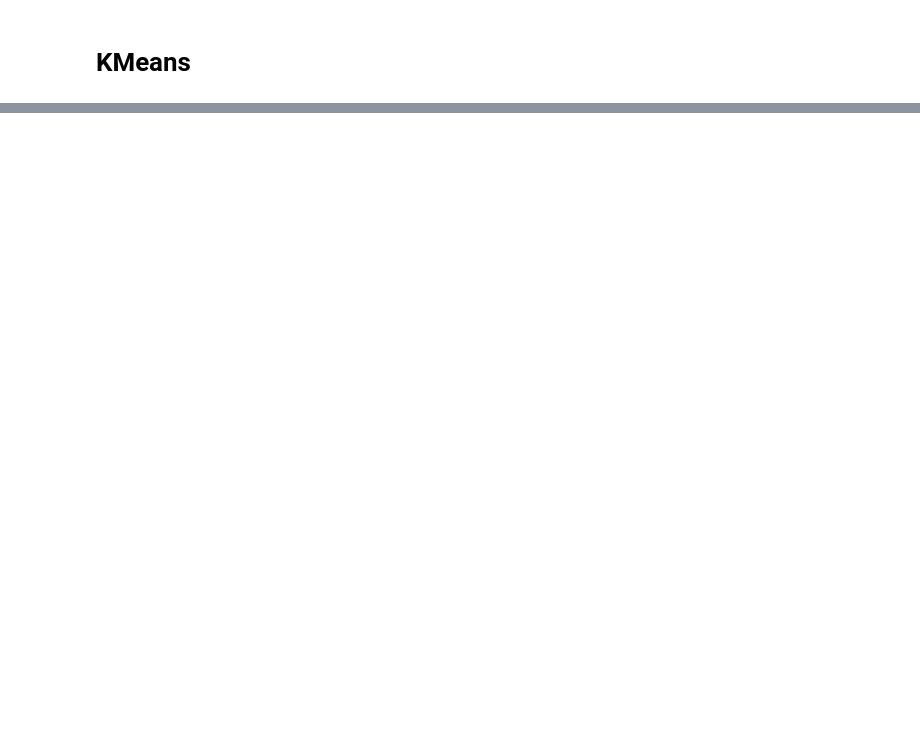
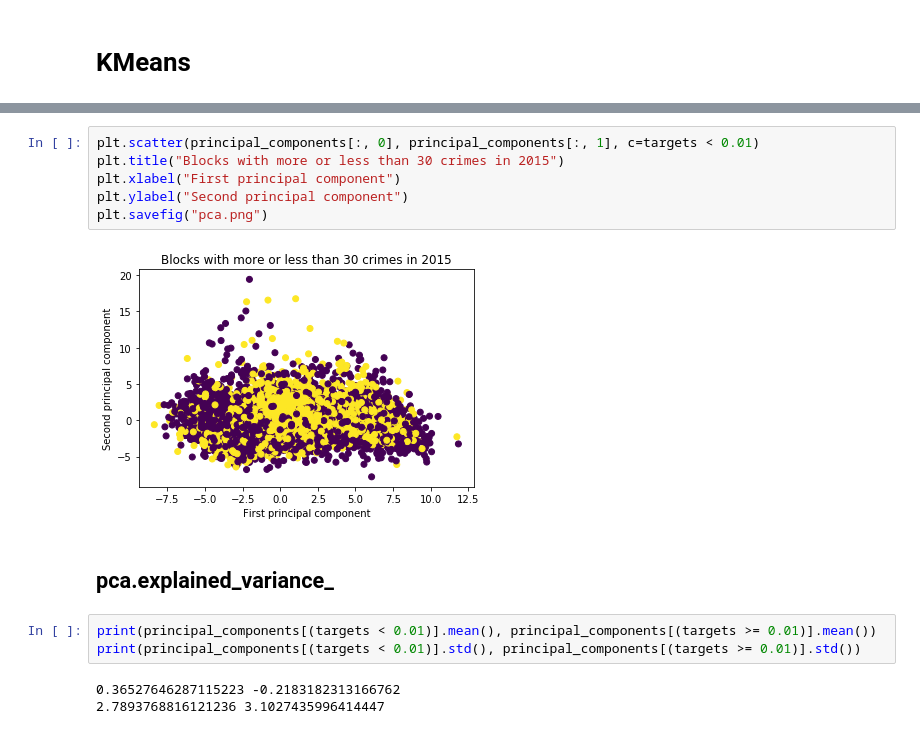
Before and after one commit to aurianeb/predict_crimeNYC, a Jupyter notebook: Clustering.ipynb, the cells around one changed output, grey strips where cells are left out. Cells and saved outputs as stored; diff of their text form; blank space fills up the shorter version.

```diff
--- a/Clustering.ipynb
+++ b/Clustering.ipynb
@@ -78,0 +96,16 @@ Length: 157, dtype: float64
+# %%
+plt.scatter(principal_components[:, 0], principal_components[:, 1], c=targets < 0.01)
+plt.title("Blocks with more or less than 30 crimes in 2015")
+plt.xlabel("First principal component")
+plt.ylabel("Second principal component")
+plt.savefig("pca.png")
+# %% [output]
+[figure, added]
+# %% [markdown]
+## pca.explained_variance_
+# %%
+print(principal_components[(targets < 0.01)].mean(), principal_components[(targets >= 0.01)].mean())
+print(principal_components[(targets < 0.01)].std(), principal_components[(targets >= 0.01)].std())
+# %% [output]
+0.36527646287115223 -0.2183182313166762
+2.7893768816121236 3.1027435996414447
```
Also changed, not shown: parts of 15 cells of this notebook, 51 other files.
